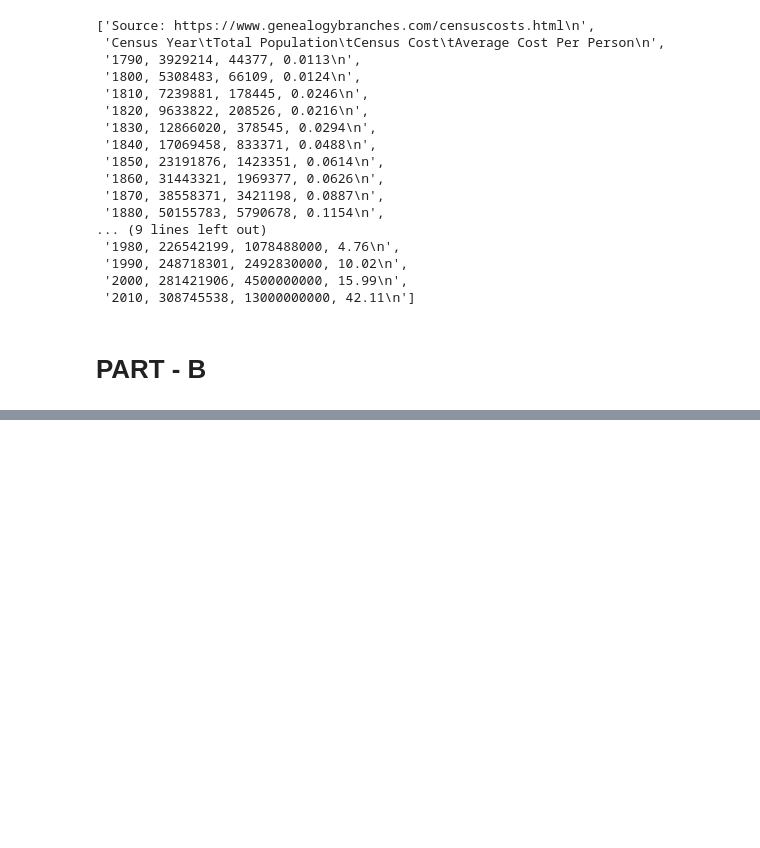
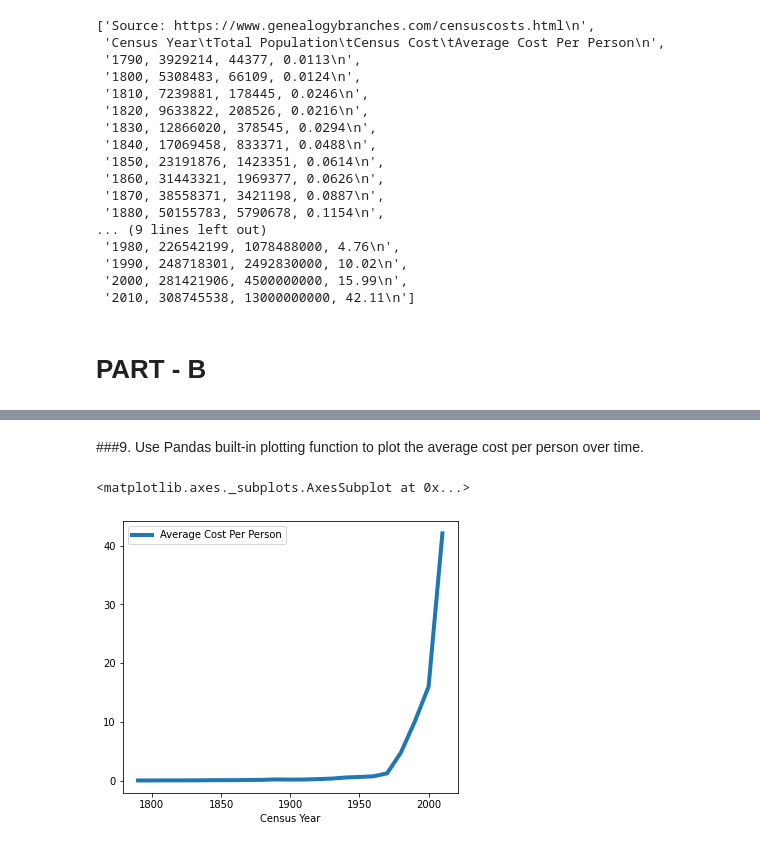
Before and after one commit to DATA-690-SPRING-2022/Dishant_data690, a Jupyter notebook: assignment_04/assignment_04_HW.ipynb, the cells around one changed output, grey strips where cells are left out. Cells and saved outputs as stored; diff of their text form; code cells hidden in the pictures; blank space fills up the shorter version.

```diff
--- a/assignment_04/assignment_04_HW.ipynb
+++ b/assignment_04/assignment_04_HW.ipynb
@@ -204,0 +334,23 @@ new_data  # print new_line_list
+# %%
+def clean_cost(cst):
+    cost1=cst.replace("$","")
+    cost2=cost1.replace(",","")
+    if " Billion" in cost2:
+        cost=int(float(cost2.replace(" Billion",""))*1000000000)
+    else:
+        cost=cost2
+    return int(cost)
+# %%
+df["Census Cost"]=df["Census Cost"].apply(clean_cost)
+# %%
+def clean_avg_cost(avg_cost):
+    avg_cost1=avg_cost.replace("$","")
+    avg_cost2=avg_cost1.replace("\n","")
+    if "cents" in avg_cost2:
+         avg_cost3=float(avg_cost2.replace(" cents",""))/100
+    else:
+         avg_cost3=float(avg_cost2)
+    r = round(avg_cost3, 5)
+    return (r)
+# %%
+df["Average Cost Per Person"]=df["Average Cost Per Person"].apply(clean_avg_cost)
@@ -204,0 +391,7 @@ new_data  # print new_line_list
+# %% [markdown]
+###9. Use Pandas built-in plotting function to plot the average cost per person over time.
+# %%
+df.plot.line(x='Census Year',y='Average Cost Per Person',figsize=(6,5),lw=4)
+# %% [output]
+<matplotlib.axes._subplots.AxesSubplot at 0x...>
+[figure, added]
```
Also changed, not shown: parts of 27 cells of this notebook.
